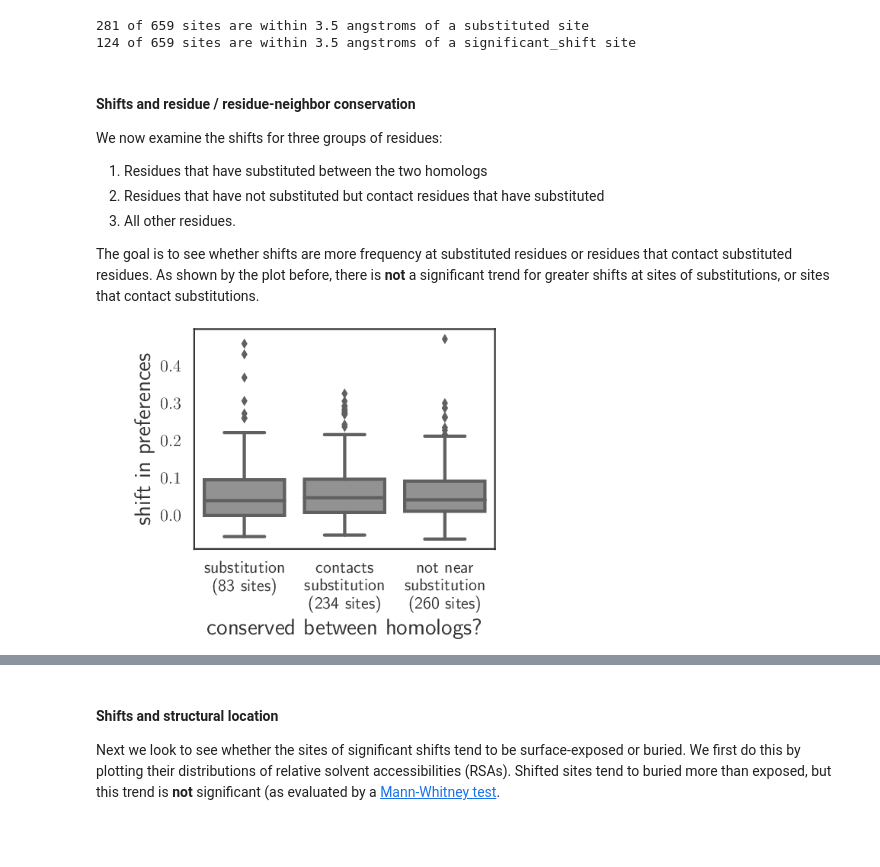
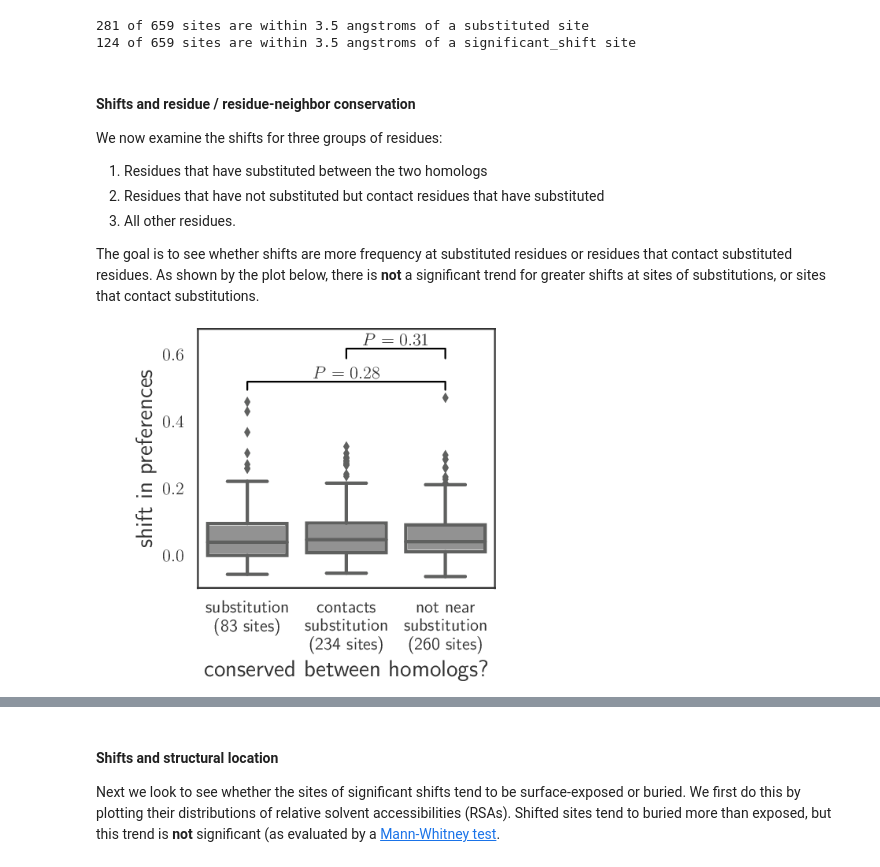
Before and after one commit to jbloomlab/EnvMutationalShiftsPaper, a Jupyter notebook: analysis_code/analysis_notebook.ipynb, the cells around one changed output, grey strips where cells are left out. Drawn from its saved outputs; the diff is of its cells as text; code cells hidden in the pictures; blank space fills up the shorter version.

Commit message:
finished shifts and entrenchment analysis

```diff
--- a/analysis_code/analysis_notebook.ipynb
+++ b/analysis_code/analysis_notebook.ipynb
@@ -1236,7 +1237,7 @@ for (seltype, op) in [('diversifying', operator.gt), ('purifying', operator.lt)]
                     .rename(columns={'site':'facetlabel'})
                     .replace({'facetlabel':facetlabels})
                     ),
-            chars=dms_tools2.AAS,
+            chars=AAS,
             plotfile=selsiteplots[seltype],
             width=1.8 * min(ncol, len(selsites)),
             height=2.8 * math.ceil(len(selsites) / ncol),
@@ -1581,7 +1582,7 @@ Do they have certain structural features?
 #### Aggregate information on shifts and conservation
 First we create a dataframe that gives the magnitude of the shift (*RMSDcorrected*), whether this shift is *significant* by the criterion above, and whether the site substituted between the homologs.
 # %%
-shifts = (prefsdist.drop(dms_tools2.AAS + ['conservation'], axis=1)
+shifts = (prefsdist.drop(AAS + ['conservation'], axis=1)
           .assign(significant_shift=lambda x: x.RMSDcorrected >= min_dist,
                   substituted=lambda x: x[homologs[0]] != x[homologs[1]])
           )
@@ -1656,39 +1657,57 @@ We now examine the shifts for three groups of residues:
 3. All other residues.
 
 The goal is to see whether shifts are more frequency at substituted residues or residues that contact substituted residues.
-As shown by the plot before, there is **not** a significant trend for greater shifts at sites of substitutions, or sites that contact substitutions.
+As shown by the plot below, there is **not** a significant trend for greater shifts at sites of substitutions, or sites that contact substitutions.
 # %%
 conservation_shifts_plot = os.path.join(prefsdistdir, 'conservation_vs_shifts.pdf')
 
 # categorize sites by conservation
 df = (shifts
       .assign(conservation=lambda x:
             numpy.where(x.substituted, 'substitution',
             numpy.where(x.substituted_contact, 'contacts\nsubstitution',
             'not near\nsubstitution')))
       .query('site in @dist_residues')
       )
 # indicate number of sites in each category and make categorical to plot in order
 col_order = ['substitution', 'contacts\nsubstitution', 'not near\nsubstitution']
 nsites_d = dict([(tup[0], '{0}\n({1} sites)'.format(*tup)) for tup
             in df.groupby('conservation').count()['site'].items()])
+cats = [nsites_d[col] for col in col_order]
 df['conservation'] = pandas.Categorical(df['conservation'].replace(nsites_d),
-            categories=[nsites_d[col] for col in col_order])
+            categories=cats)
 
 # make plot
 fig = plt.figure()
 ax = seaborn.boxplot(
         x='conservation',
         y='RMSDcorrected',
         data=df,
         showfliers=True,
         color='gray',
         )
 plt.xlabel('conserved between homologs?')
 plt.ylabel('shift in preferences')
-fig.set_size_inches(4, 3.5)
+
+# add P values
+cat2 = cats[-1] # compare to last category
+x2 = cats.index(cat2)
+yextend = 0.05
+for (x1, cat1) in enumerate(cats[ : -1]): # compare other categories to last one
+    p = scipy.stats.mannwhitneyu(
+            df[df.conservation == cat1].RMSDcorrected,
+            df[df.conservation == cat2].RMSDcorrected
+            )[1]
+    y = df.RMSDcorrected.max() * (1 + yextend * (4 * x1 + 1))
+    plt.plot([x1, x1, x2, x2], [y, (1 + yextend) * y, (1 + yextend) * y, y], c='black', lw=1)
+    plt.text((x1 + x2) / 2, y * (1 + yextend), '$P = {0:.2f}$'.format(p),
+            ha='center', va='bottom', size=12)
+ax.set_ylim(top=y * (1 + yextend * 3))
+
+# save plot
+fig.set_size_inches(4, 3.8)
 fig.tight_layout()
 fig.savefig(conservation_shifts_plot)
 showPDF(conservation_shifts_plot, width=400)
 # %% [output]
-[figure, old version]
+[figure, new version]
```
Also changed, not shown: parts of 25 cells of this notebook, 19 other files.
